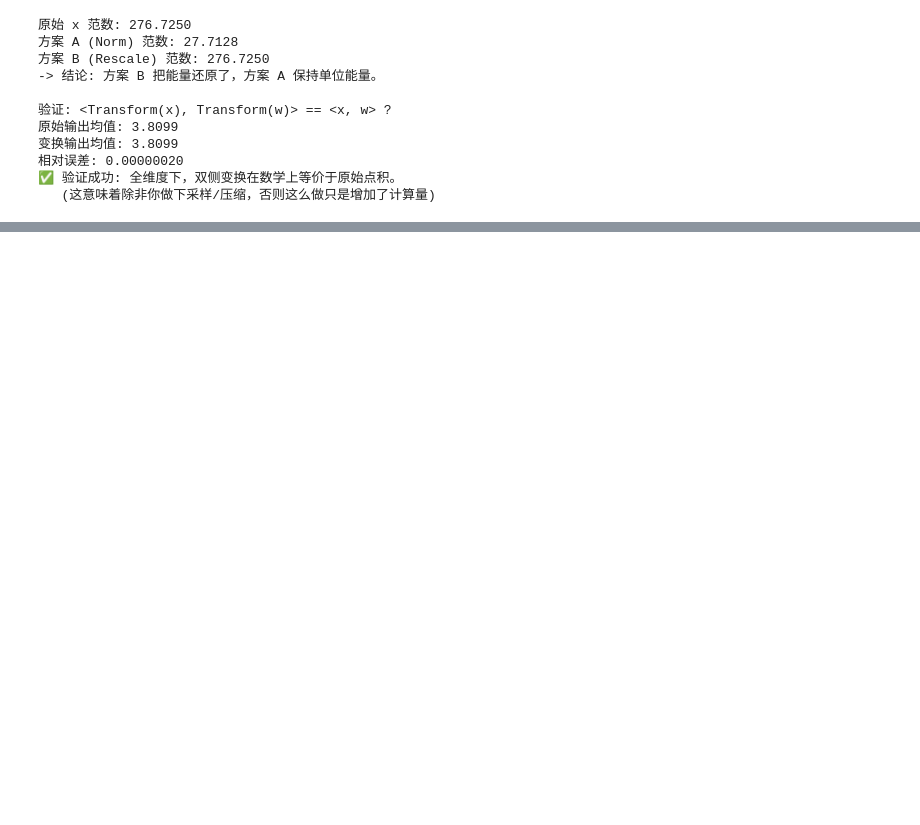
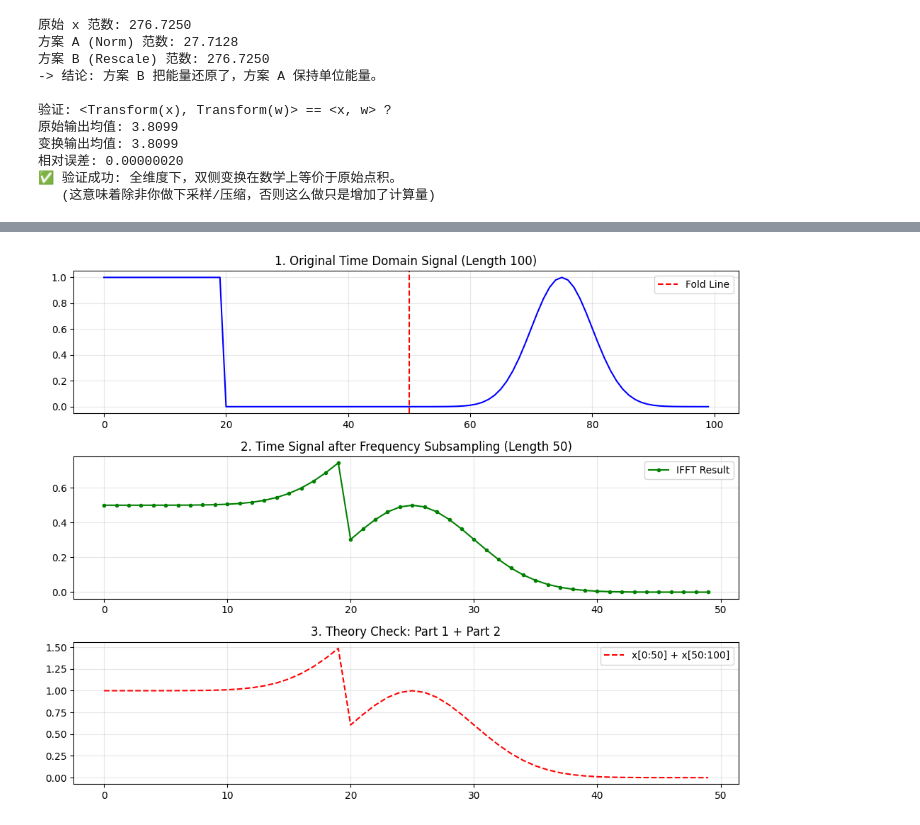
Before and after one commit to ququ-e240021/icml_project, a Jupyter notebook: notebooks/train_cifar.ipynb, the cells around one changed output, grey strips where cells are left out. Cells and saved outputs as stored; diff of their text form; code cells hidden in the pictures; blank space fills up the shorter version.

```diff
--- a/notebooks/train_cifar.ipynb
+++ b/notebooks/train_cifar.ipynb
@@ -491,0 +920,58 @@ if __name__ == '__main__':
+# %%
+import numpy as np
+import matplotlib.pyplot as plt
+
+# 1. 制造原始信号 (长度 N=100)
+N = 100
+n = np.arange(N)
+x = np.zeros(N)
+
+# 前半段放一个方波 (0-20)
+x[0:20] = 1
+# 后半段放一个高斯波 (50-100)
+x[50:] = np.exp(-(n[50:] - 75)**2 / 50)
+
+# 2. 计算 FFT
+X = np.fft.fft(x)
+
+# 3. 频域均匀下采样 (每隔2个取一个: 0, 2, 4...)
+# 这相当于丢弃了所有奇数频率，只保留偶数频率
+# 剩下的频谱长度为 N/2 = 50
+X_sub = X[::2]
+
+# 4. 逆变换回时域
+# 注意：因为频谱只有50个点，IFFT出来的时域信号也只有50个点
+x_aliased = np.fft.ifft(X_sub) * 0.5 # 乘0.5是因为FFT能量守恒的系数调整 (丢了一半能量)
+
+# 理论上的折叠结果: 前50个点 + 后50个点
+x_folded_theory = x[0:50] + x[50:100]
+
+# 5. 绘图
+plt.figure(figsize=(10, 8))
+
+# 原始信号
+plt.subplot(3, 1, 1)
+plt.title("1. Original Time Domain Signal (Length 100)")
+plt.plot(n, x, 'b')
+plt.axvline(50, color='r', linestyle='--', label='Fold Line')
+plt.legend()
+plt.grid(True, alpha=0.3)
+
+# 频域下采样后的时域恢复
+plt.subplot(3, 1, 2)
+plt.title("2. Time Signal after Frequency Subsampling (Length 50)")
+plt.plot(np.abs(x_aliased), 'g', marker='.', label='IFFT Result')
+plt.grid(True, alpha=0.3)
+plt.legend()
+
+# 理论折叠验证
+plt.subplot(3, 1, 3)
+plt.title("3. Theory Check: Part 1 + Part 2")
+plt.plot(x_folded_theory, 'r--', label='x[0:50] + x[50:100]')
+plt.grid(True, alpha=0.3)
+plt.legend()
+
+plt.tight_layout()
+plt.show()
+# %% [output]
+[figure, added]
```
Also changed, not shown: parts of 17 cells of this notebook, 4 other files.
